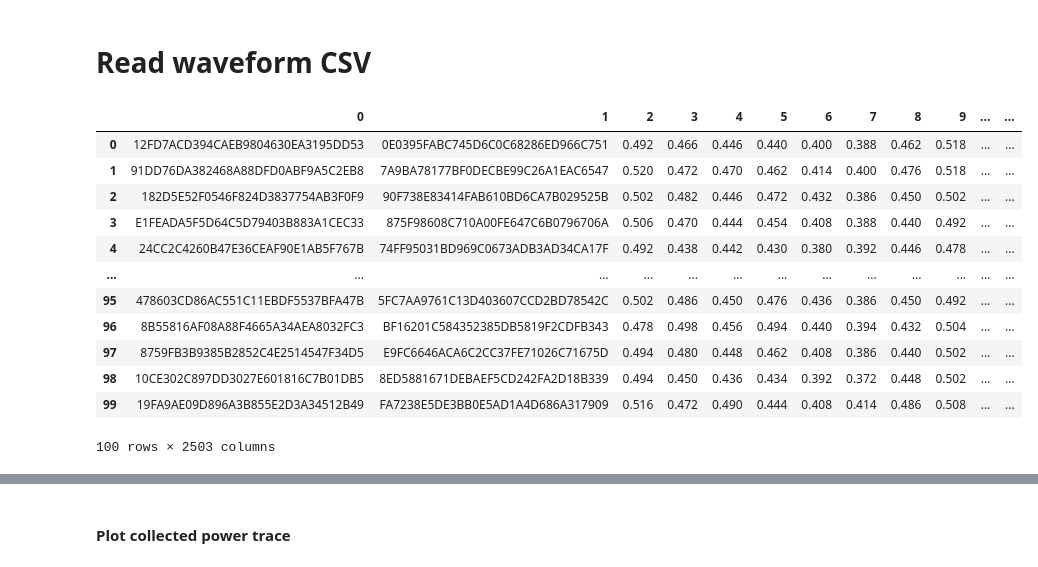
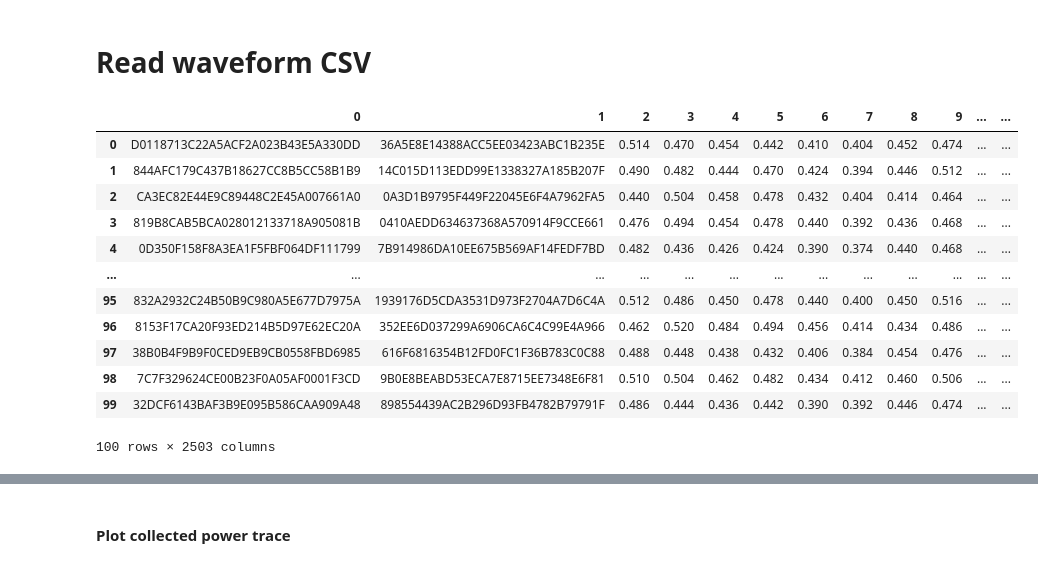
Before and after one commit to djtfoo/CPA_Implementation, a Jupyter notebook: CPA_Codes.ipynb, the cells around one changed output, grey strips where cells are left out. Drawn from its saved outputs; the diff is of its cells as text; code cells hidden in the pictures.

```diff
--- a/CPA_Codes.ipynb
+++ b/CPA_Codes.ipynb
@@ -5,21 +5,21 @@ import numpy as np
 # %% [markdown]
 # Read waveform CSV
 # %%
-waveform_data = pd.read_csv('./waveform.csv', header=None)
+waveform_data = pd.read_csv('./target_waveform.csv', header=None)
 waveform_data
 # %% [output]
 |  | 0 | 1 | 2 | 3 | 4 | 5 | 6 | 7 | 8 | 9 | ... | ... |
-| 0 | 12FD7ACD394CAEB9804630EA3195DD53 | 0E0395FABC745D6C0C68286ED966C751 | 0.492 | 0.466 | 0.446 | 0.440 | 0.400 | 0.388 | 0.462 | 0.518 | ... | ... |
-| 1 | 91DD76DA382468A88DFD0ABF9A5C2EB8 | 7A9BA78177BF0DECBE99C26A1EAC6547 | 0.520 | 0.472 | 0.470 | 0.462 | 0.414 | 0.400 | 0.476 | 0.518 | ... | ... |
-| 2 | 182D5E52F0546F824D3837754AB3F0F9 | 90F738E83414FAB610BD6CA7B029525B | 0.502 | 0.482 | 0.446 | 0.472 | 0.432 | 0.386 | 0.450 | 0.502 | ... | ... |
-| 3 | E1FEADA5F5D64C5D79403B883A1CEC33 | 875F98608C710A00FE647C6B0796706A | 0.506 | 0.470 | 0.444 | 0.454 | 0.408 | 0.388 | 0.440 | 0.492 | ... | ... |
-| 4 | 24CC2C4260B47E36CEAF90E1AB5F767B | 74FF95031BD969C0673ADB3AD34CA17F | 0.492 | 0.438 | 0.442 | 0.430 | 0.380 | 0.392 | 0.446 | 0.478 | ... | ... |
+| 0 | D0118713C22A5ACF2A023B43E5A330DD | 36A5E8E14388ACC5EE03423ABC1B235E | 0.514 | 0.470 | 0.454 | 0.442 | 0.410 | 0.404 | 0.452 | 0.474 | ... | ... |
+| 1 | 844AFC179C437B18627CC8B5CC58B1B9 | 14C015D113EDD99E1338327A185B207F | 0.490 | 0.482 | 0.444 | 0.470 | 0.424 | 0.394 | 0.446 | 0.512 | ... | ... |
+| 2 | CA3EC82E44E9C89448C2E45A007661A0 | 0A3D1B9795F449F22045E6F4A7962FA5 | 0.440 | 0.504 | 0.458 | 0.478 | 0.432 | 0.404 | 0.414 | 0.464 | ... | ... |
+| 3 | 819B8CAB5BCA028012133718A905081B | 0410AEDD634637368A570914F9CCE661 | 0.476 | 0.494 | 0.454 | 0.478 | 0.440 | 0.392 | 0.436 | 0.468 | ... | ... |
+| 4 | 0D350F158F8A3EA1F5FBF064DF111799 | 7B914986DA10EE675B569AF14FEDF7BD | 0.482 | 0.436 | 0.426 | 0.424 | 0.390 | 0.374 | 0.440 | 0.468 | ... | ... |
 | ... | ... | ... | ... | ... | ... | ... | ... | ... | ... | ... | ... | ... |
-| 95 | 478603CD86AC551C11EBDF5537BFA47B | 5FC7AA9761C13D403607CCD2BD78542C | 0.502 | 0.486 | 0.450 | 0.476 | 0.436 | 0.386 | 0.450 | 0.492 | ... | ... |
-| 96 | 8B55816AF08A88F4665A34AEA8032FC3 | BF16201C584352385DB5819F2CDFB343 | 0.478 | 0.498 | 0.456 | 0.494 | 0.440 | 0.394 | 0.432 | 0.504 | ... | ... |
-| 97 | 8759FB3B9385B2852C4E2514547F34D5 | E9FC6646ACA6C2CC37FE71026C71675D | 0.494 | 0.480 | 0.448 | 0.462 | 0.408 | 0.386 | 0.440 | 0.502 | ... | ... |
-| 98 | 10CE302C897DD3027E601816C7B01DB5 | 8ED5881671DEBAEF5CD242FA2D18B339 | 0.494 | 0.450 | 0.436 | 0.434 | 0.392 | 0.372 | 0.448 | 0.502 | ... | ... |
-| 99 | 19FA9AE09D896A3B855E2D3A34512B49 | FA7238E5DE3BB0E5AD1A4D686A317909 | 0.516 | 0.472 | 0.490 | 0.444 | 0.408 | 0.414 | 0.486 | 0.508 | ... | ... |
+| 95 | 832A2932C24B50B9C980A5E677D7975A | 1939176D5CDA3531D973F2704A7D6C4A | 0.512 | 0.486 | 0.450 | 0.478 | 0.440 | 0.400 | 0.450 | 0.516 | ... | ... |
+| 96 | 8153F17CA20F93ED214B5D97E62EC20A | 352EE6D037299A6906CA6C4C99E4A966 | 0.462 | 0.520 | 0.484 | 0.494 | 0.456 | 0.414 | 0.434 | 0.486 | ... | ... |
+| 97 | 38B0B4F9B9F0CED9EB9CB0558FBD6985 | 616F6816354B12FD0FC1F36B783C0C88 | 0.488 | 0.448 | 0.438 | 0.432 | 0.406 | 0.384 | 0.454 | 0.476 | ... | ... |
+| 98 | 7C7F329624CE00B23F0A05AF0001F3CD | 9B0E8BEABD53ECA7E8715EE7348E6F81 | 0.510 | 0.504 | 0.462 | 0.482 | 0.434 | 0.412 | 0.460 | 0.506 | ... | ... |
+| 99 | 32DCF6143BAF3B9E095B586CAA909A48 | 898554439AC2B296D93FB4782B79791F | 0.486 | 0.444 | 0.436 | 0.442 | 0.390 | 0.392 | 0.446 | 0.474 | ... | ... |
 100 rows × 2503 columns
 # %%
 # for 1 byte, find the corresponding key byte
```
Also changed, not shown: parts of 5 cells of this notebook.
